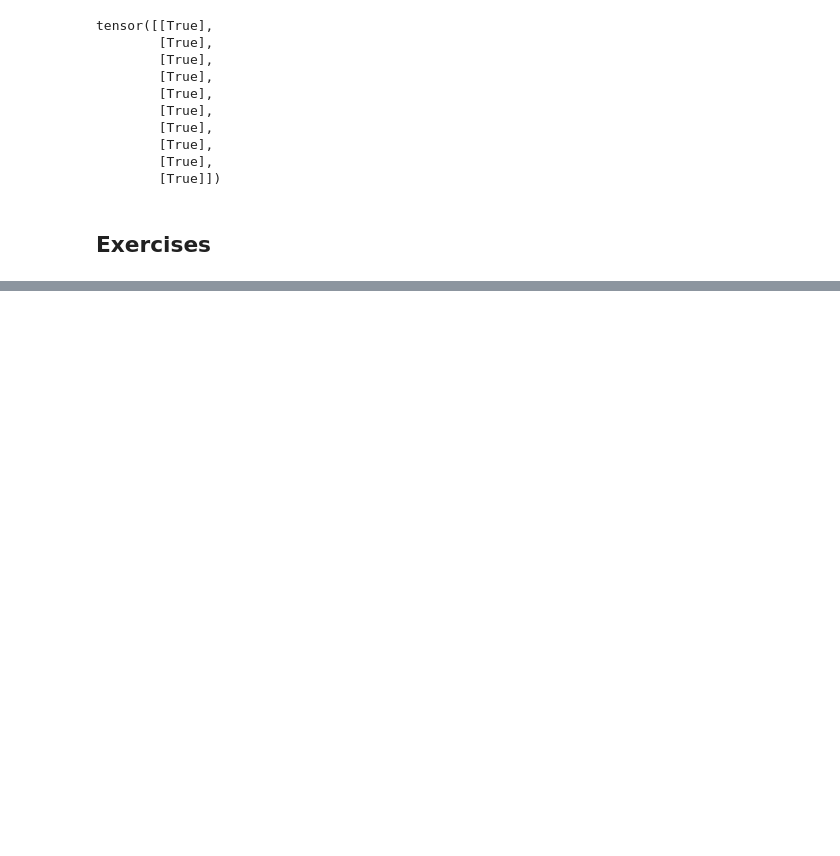
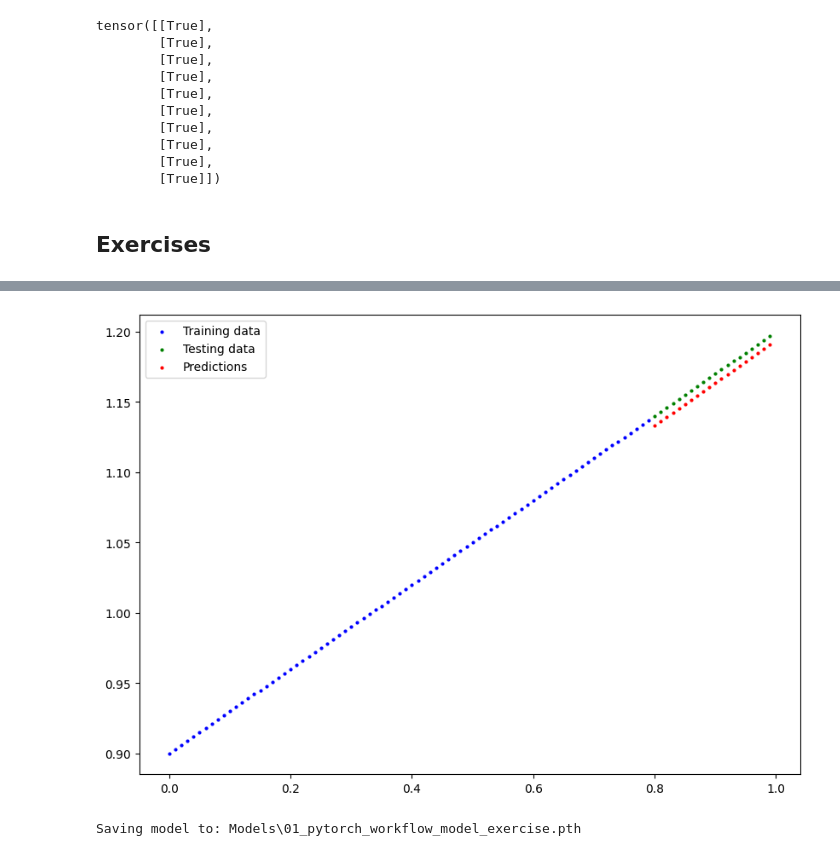
Before and after one commit to prroud/AI_learning_journey, a Jupyter notebook: Pytorch Practice/01 _pytorch_workflow.ipynb, the cells around one changed output, grey strips where cells are left out. Cells and saved outputs as stored; diff of their text form; code cells hidden in the pictures; blank space fills up the shorter version.

Commit message:
exercises

```diff
--- a/Pytorch Practice/01 _pytorch_workflow.ipynb
+++ b/Pytorch Practice/01 _pytorch_workflow.ipynb
@@ -661,0 +705,12 @@ tensor([[True],
+# %%
+class LinearRegressionModelExercise(nn.Module):
+    def __init__(self):
+        super().__init__()
+        self.linear_layer = nn.Linear(in_features=1, out_features=1)
+
+    def forward(self, x: torch.Tensor) -> torch.Tensor:
+        return self.linear_layer(x)
+
+torch.manual_seed(42)
+model_exercise = LinearRegressionModelExercise()
+model_exercise.state_dict()
@@ -661,0 +727,22 @@ tensor([[True],
+# %%
+loss_fn = nn.L1Loss()
+optimizer = torch.optim.SGD(params=model_exercise.parameters(), lr=0.01)
+
+torch.manual_seed(42)
+epochs = 300
+
+for epoch in range(epochs):
+    model_exercise.train()
+    y_pred = model_exercise(X_train)
+    loss = loss_fn(y_pred, y_train)
+    optimizer.zero_grad()
+    loss.backward()
+    optimizer.step()
+
+    if epoch % 20 == 0:
+        model_exercise.eval()
+        with torch.inference_mode():
+            test_pred = model_exercise(X_test)
+            test_loss = loss_fn(test_pred, y_test)
+            print(f"Epoch: {epoch} | Train loss: {loss:.3f} | Test loss: {test_loss:.3f}")
+            print(model_exercise.state_dict())
@@ -661,0 +771,7 @@ tensor([[True],
+# %%
+model_exercise.eval()
+
+with torch.inference_mode():
+    y_preds_new = model_exercise(X_test)
+
+y_preds_new
@@ -661,0 +799,15 @@ tensor([[True],
+# %%
+plot_predictions(predictions=y_preds_new)
+# %% [output]
+[figure, added]
+# %%
+MODEL_PATH = Path("Models")
+MODEL_PATH.mkdir(parents=True, exist_ok=True)
+
+MODEL_NAME = "01_pytorch_workflow_model_exercise.pth"
+MODEL_SAVE_PATH = MODEL_PATH / MODEL_NAME
+
+print(f"Saving model to: {MODEL_SAVE_PATH}")
+torch.save(obj=model_exercise.state_dict(), f=MODEL_SAVE_PATH)
+# %% [output]
+Saving model to: Models\01_pytorch_workflow_model_exercise.pth
```
Also changed, not shown: parts of 10 cells of this notebook, 1 other file.
